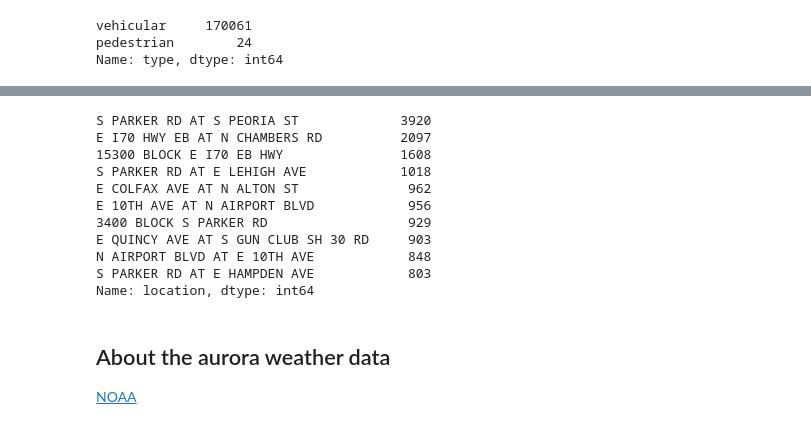
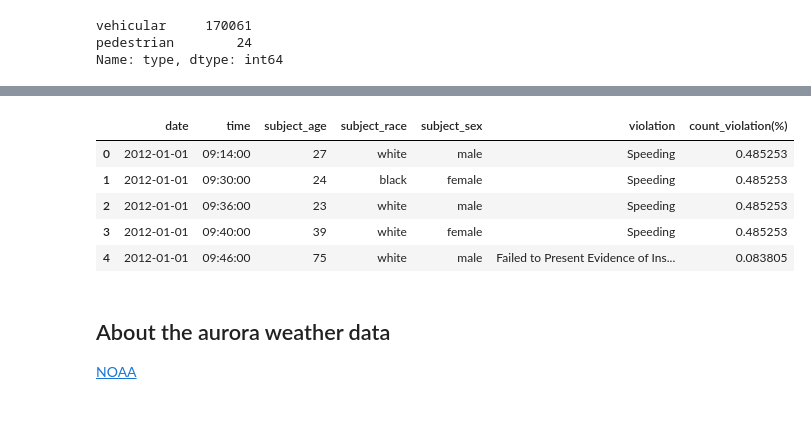
Before and after one commit to Happydogs/Aurora_Policing_Project, a Jupyter notebook: Aurora_Policing_Project.ipynb, the cells around one changed output, grey strips where cells are left out. Drawn from its saved outputs; the diff is of its cells as text; code cells hidden in the pictures.

```diff
--- a/Aurora_Policing_Project.ipynb
+++ b/Aurora_Policing_Project.ipynb
@@ -311,0 +395,2 @@ data.head()
+# %%
+data.loc[data['violation'].str.contains("License")== True, 'violation'] = "License/Registration Violation"
@@ -311,0 +417,2 @@ data.head()
+# %%
+data.loc[data['violation'].str.contains("Signal Light|Red Light|Green")== True, 'violation'] = "Failed to Obey Signal Lights"
@@ -312,17 +485,12 @@ data.head()
 # %%
-data.location.value_counts().head(10)
+data.head()
 # %% [output]
-S PARKER RD AT S PEORIA ST             3920
-E I70 HWY EB AT N CHAMBERS RD          2097
-15300 BLOCK E I70 EB HWY               1608
-S PARKER RD AT E LEHIGH AVE            1018
-E COLFAX AVE AT N ALTON ST              962
-E 10TH AVE AT N AIRPORT BLVD            956
-3400 BLOCK S PARKER RD                  929
-E QUINCY AVE AT S GUN CLUB SH 30 RD     903
-N AIRPORT BLVD AT E 10TH AVE            848
-S PARKER RD AT E HAMPDEN AVE            803
-Name: location, dtype: int64
+|  | date | time | subject_age | subject_race | subject_sex | violation | count_violation(%) |
+| 0 | 2012-01-01 | 09:14:00 | 27 | white | male | Speeding | 0.485253 |
+| 1 | 2012-01-01 | 09:30:00 | 24 | black | female | Speeding | 0.485253 |
+| 2 | 2012-01-01 | 09:36:00 | 23 | white | male | Speeding | 0.485253 |
+| 3 | 2012-01-01 | 09:40:00 | 39 | white | female | Speeding | 0.485253 |
+| 4 | 2012-01-01 | 09:46:00 | 75 | white | male | Failed to Present Evidence of Ins... | 0.083805 |
 # %% [markdown]
 ## About the aurora weather data
 [NOAA](https://www.ncdc.noaa.gov/cdo-web/)
```
Also changed, not shown: parts of 58 cells of this notebook.
